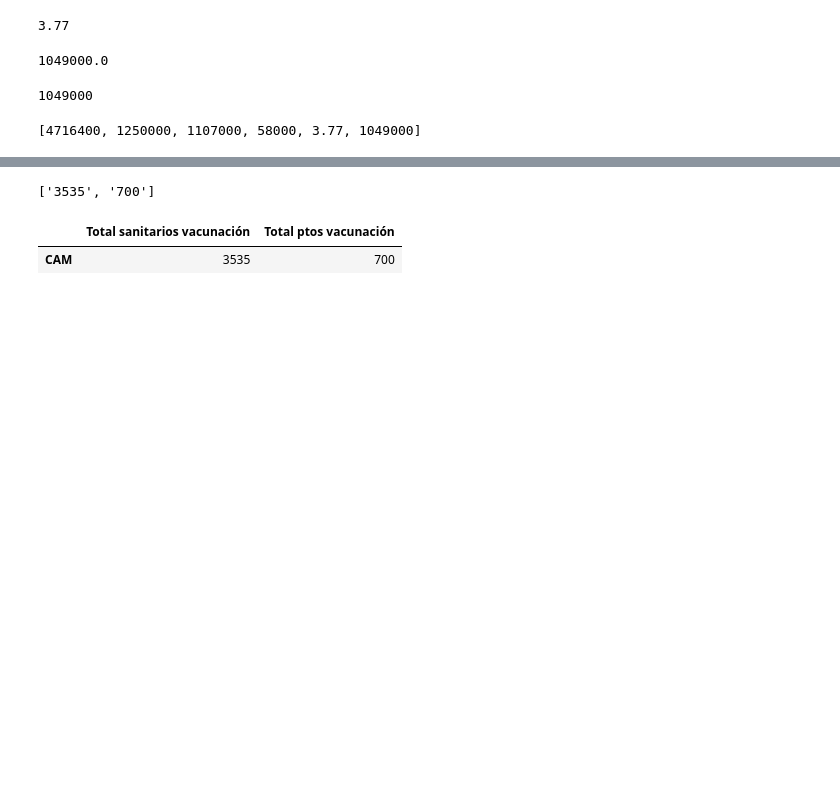
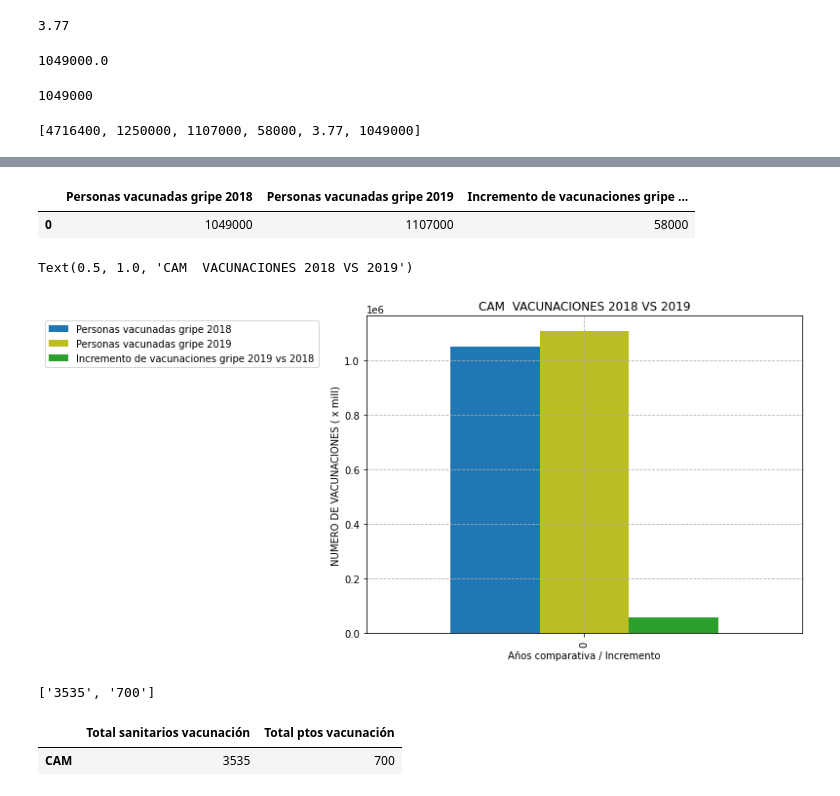
Before and after one commit to JMGONB/DS_0620, a Jupyter notebook: mi_proyecto_agosto/src/utils/vacunas.ipynb, the cells around one changed output, grey strips where cells are left out. Cells and saved outputs as stored; diff of their text form; code cells hidden in the pictures; blank space fills up the shorter version.

```diff
--- a/mi_proyecto_agosto/src/utils/vacunas.ipynb
+++ b/mi_proyecto_agosto/src/utils/vacunas.ipynb
@@ -262,0 +264,6 @@ gasto_vacunas.rename(index={0:'CAM'})
+# %%
+vacunaciones_2019=gasto_vacunas.iloc[:,3::]
+vacunaciones_2019
+# %% [output]
+|  | Personas vacunadas gripe 2018 | Personas vacunadas gripe 2019 | Incremento de vacunaciones gripe ... |
+| 0 | 1049000 | 1107000 | 58000 |
@@ -263,3 +272,15 @@ gasto_vacunas.rename(index={0:'CAM'})
+# %%
+
+años = ["#1f77b4","#bcbd22","#2ca02c"]
+vacunaciones_2019.plot(figsize=(8,6),kind='bar',width=0.8, color=años)
+plt.legend(loc='left center', bbox_to_anchor=(-0.1, 1.),fontsize=10)
+plt.xlabel("Años comparativa / Incremento")
+plt.grid(linestyle ='dashed')
+plt.ylabel("NUMERO DE VACUNACIONES ( x mill)")
+plt.title("CAM  VACUNACIONES 2018 VS 2019")
+# %% [output]
+Text(0.5, 1.0, 'CAM  VACUNACIONES 2018 VS 2019')
+[figure, added]
 # %%
 title_2=["Total sanitarios vacunación","Total ptos vacunación"]
 # %%
```
Also changed, not shown: parts of 35 cells of this notebook, 1 other file.
